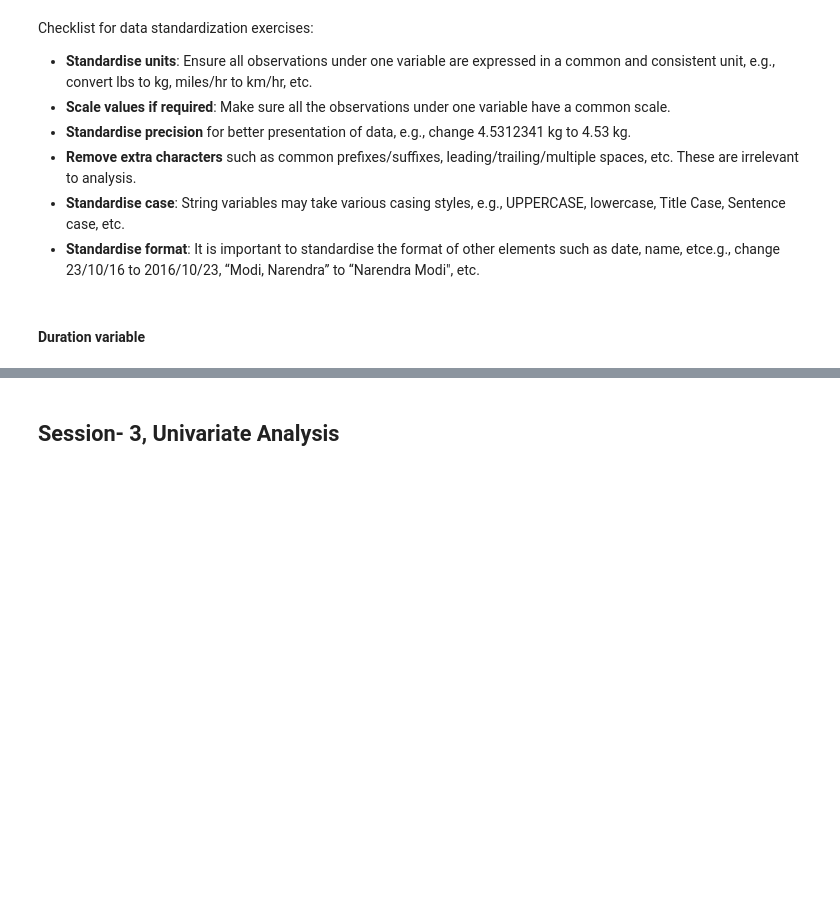
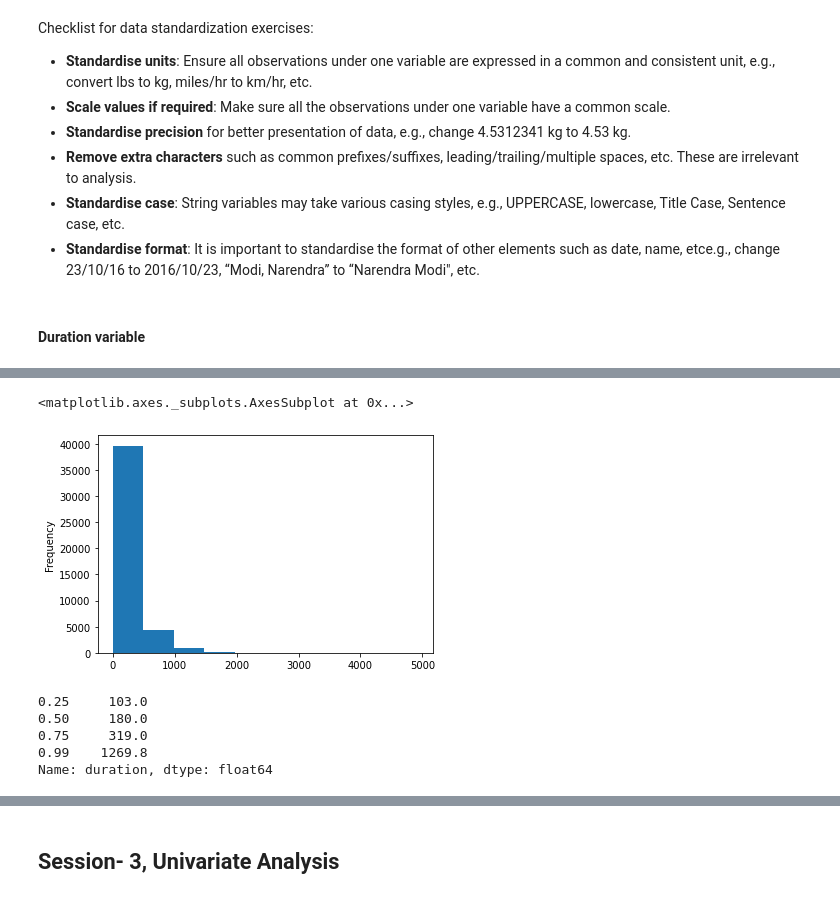
Before and after one commit to datagrad/EDA-of-Bank-Telemarketing-Campaign, a Jupyter notebook: Bank_TeleMarketing_Campaign_EDA.ipynb, the cells around one changed output, grey strips where cells are left out. Cells and saved outputs as stored; diff of their text form; code cells hidden in the pictures; blank space fills up the shorter version.

```diff
--- a/Bank_TeleMarketing_Campaign_EDA.ipynb
+++ b/Bank_TeleMarketing_Campaign_EDA.ipynb
@@ -729,2 +738,8 @@ Checklist for data standardization exercises:
 # %%
-#convert the duration variable into single unit i.e. minutes. and remove the sec or min prefix.
+#convert the duration variable into single unit i.e. Seconds. and remove the sec or min prefix.
+
+df.duration =df.duration.apply(
+    lambda x:
+    float(x.split()[0])*60 if x.find("min")>0
+    else float(x.split()[0])
+    )
@@ -731,2 +758,16 @@ Checklist for data standardization exercises:
 # %%
 #describe the duration variable
+
+
+df.duration.plot.hist()
+# %% [output]
+<matplotlib.axes._subplots.AxesSubplot at 0x...>
+[figure, added]
+# %%
+df.duration.quantile([.25,.50, .75,.99])
+# %% [output]
+0.25     103.0
+0.50     180.0
+0.75     319.0
+0.99    1269.8
+Name: duration, dtype: float64
```
Also changed, not shown: parts of 22 cells of this notebook.
